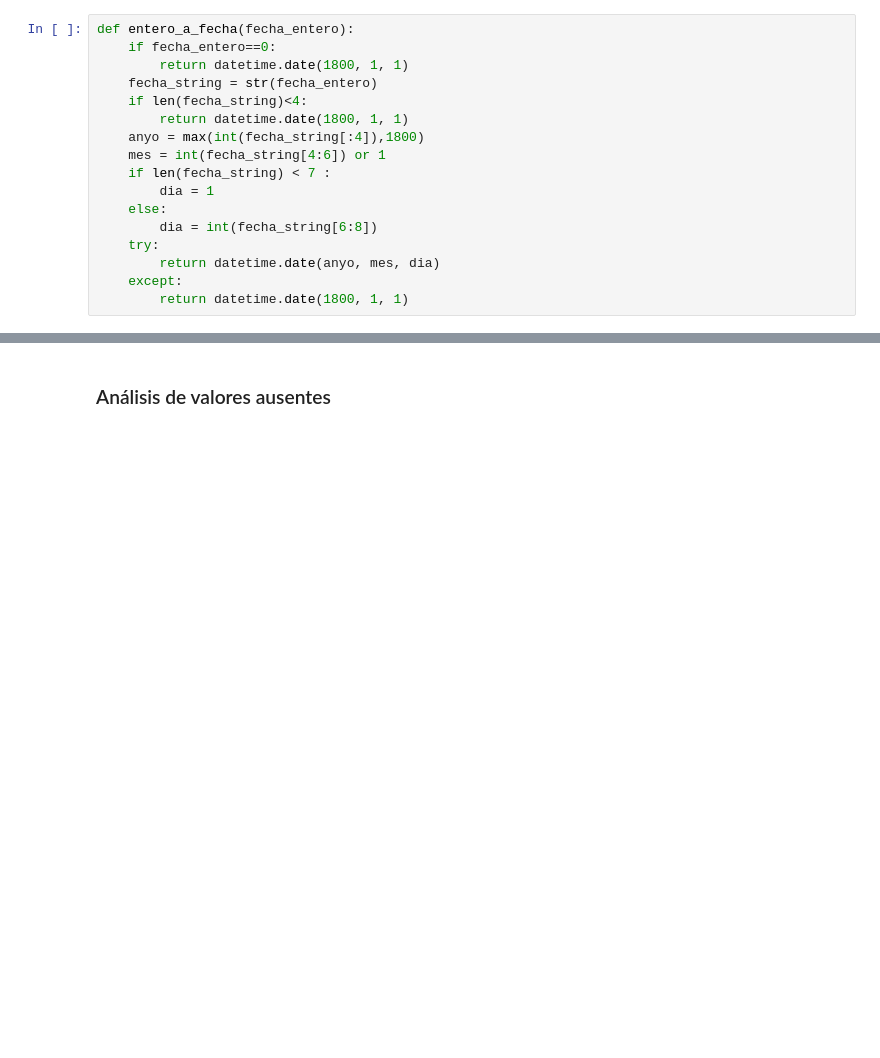
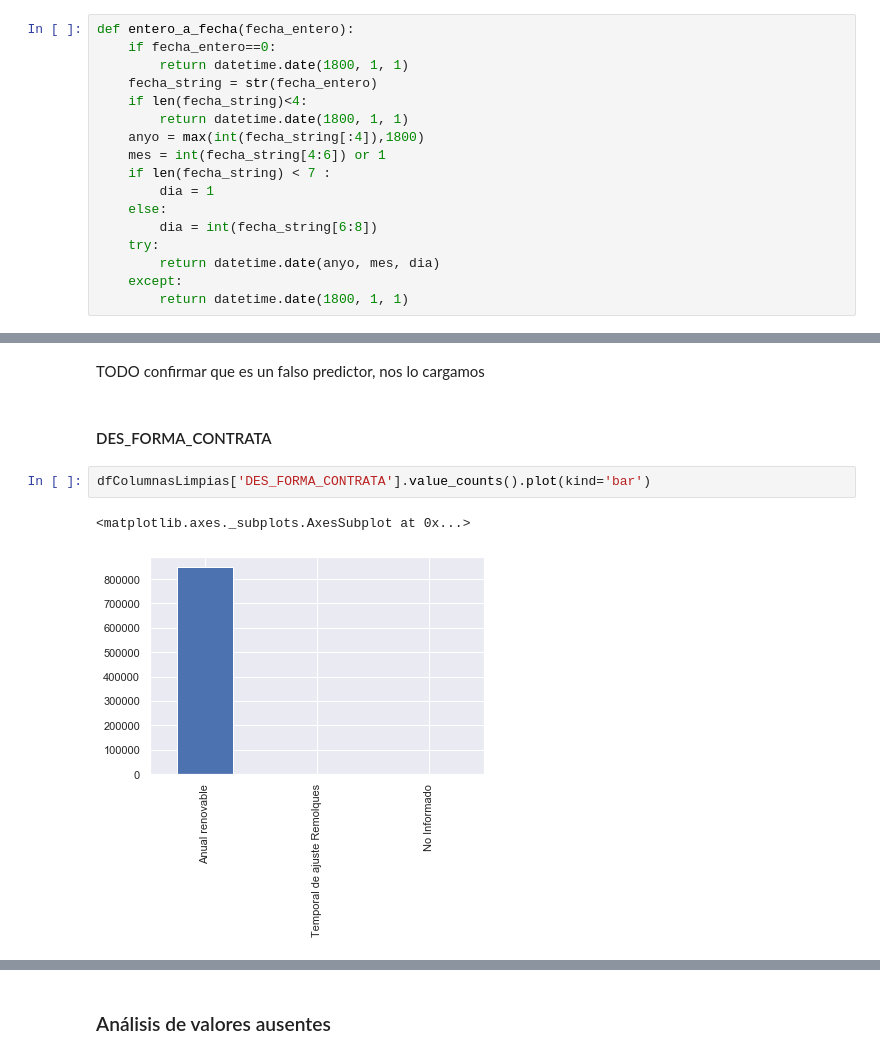
Before and after one commit to DanielPascualSenties/TFM, a Jupyter notebook: Motor de predicción de bajas.ipynb, the cells around one changed output, grey strips where cells are left out. Cells and saved outputs as stored; diff of their text form; blank space fills up the shorter version.

```diff
--- a/Motor de predicción de bajas.ipynb
+++ b/Motor de predicción de bajas.ipynb
@@ -619,0 +860,9 @@ OverflowError: int too big to convert
+# %% [markdown]
+TODO confirmar que es un falso predictor, nos lo cargamos
+# %% [markdown]
+#### DES_FORMA_CONTRATA
+# %%
+dfColumnasLimpias['DES_FORMA_CONTRATA'].value_counts().plot(kind='bar')
+# %% [output]
+<matplotlib.axes._subplots.AxesSubplot at 0x...>
+[figure, added]
```
Also changed, not shown: parts of 182 cells of this notebook, 2 other files.
